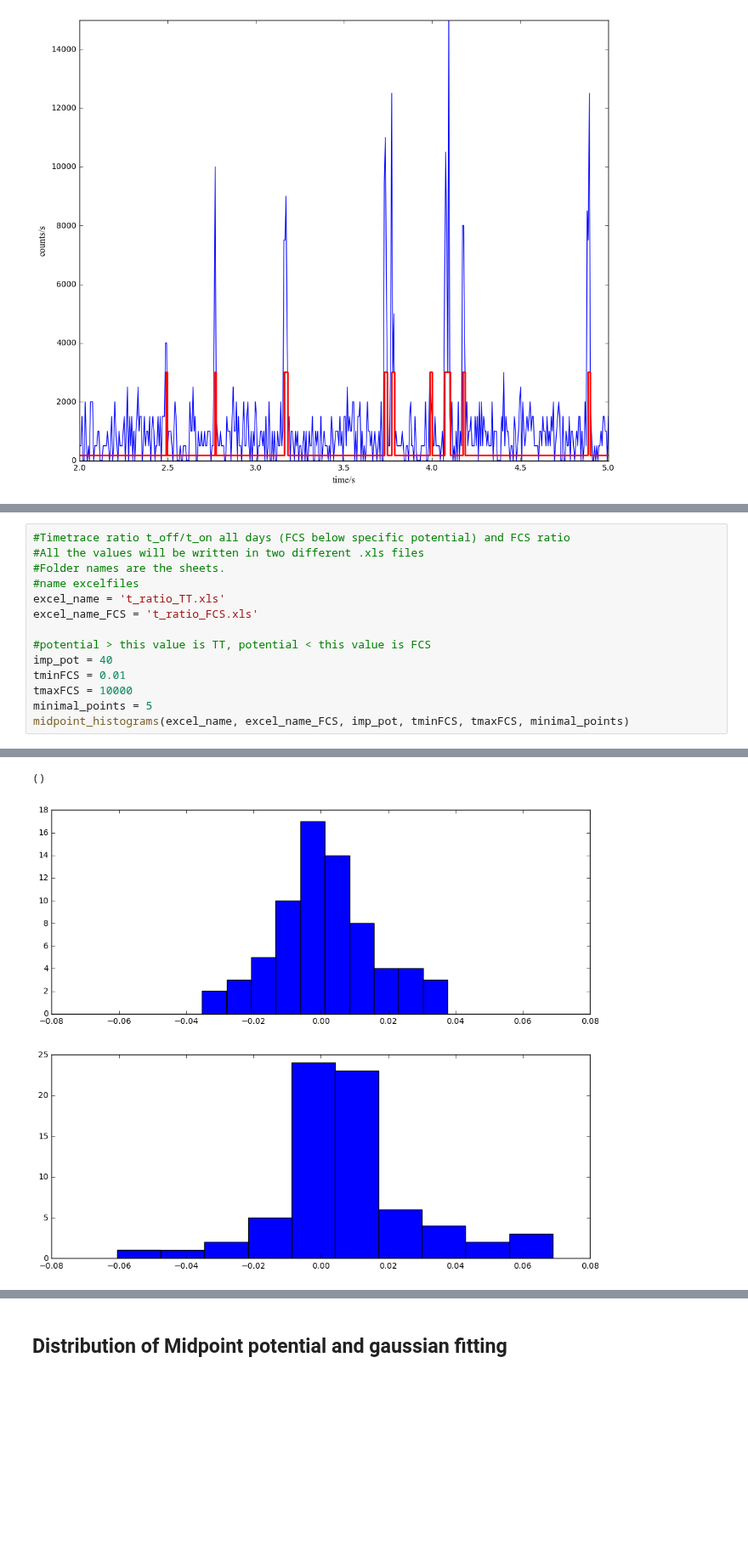
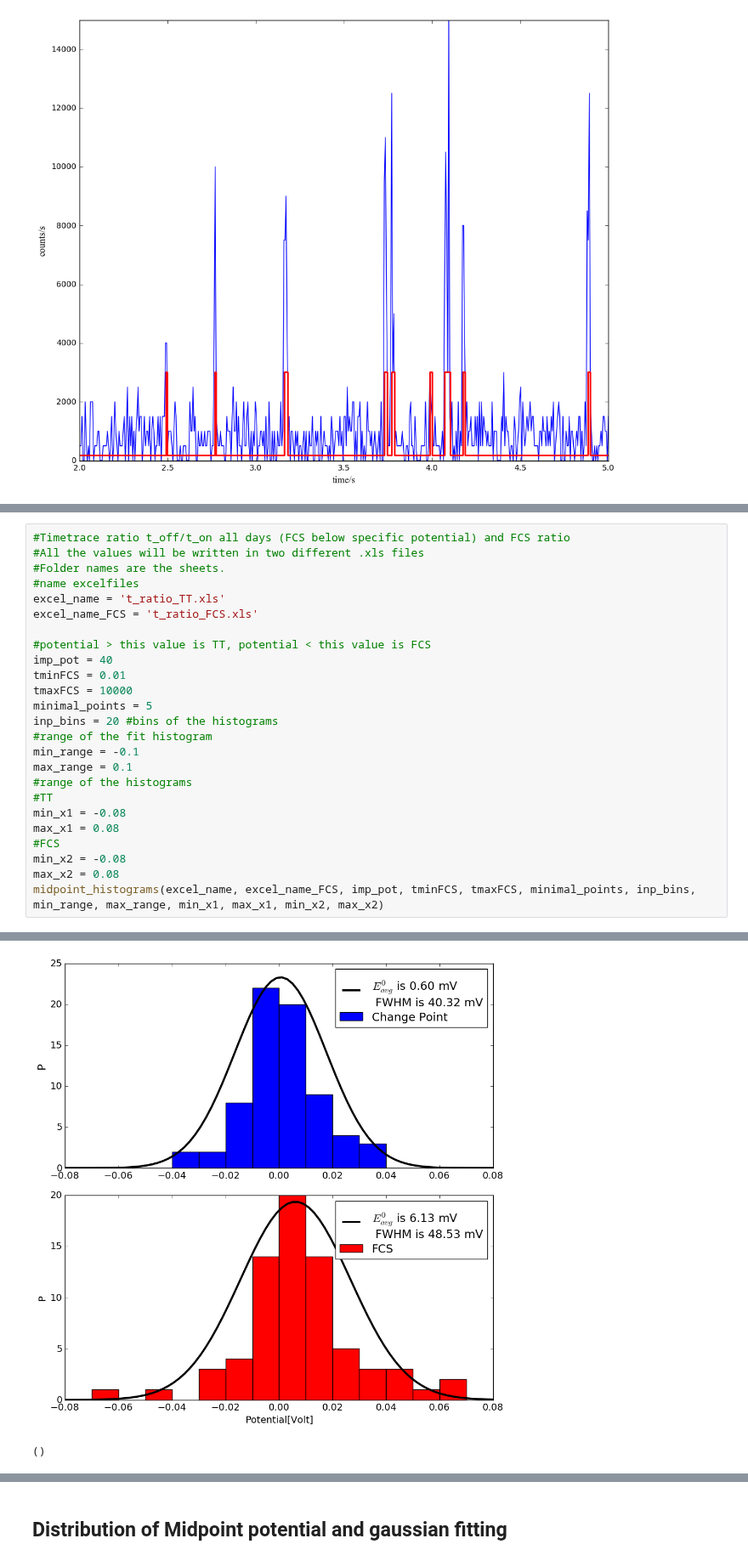
Before and after one commit to biswajitSM/Azurin_SM_repo, a Jupyter notebook: Analysis/Analysis_General.ipynb, the cells around one changed output, grey strips where cells are left out. Shown at 85% size. Saved outputs shown, nothing was run; the diff lists cells and outputs as text; blank space fills up the shorter version.

```diff
--- a/Analysis/Analysis_General.ipynb
+++ b/Analysis/Analysis_General.ipynb
@@ -82,7 +82,18 @@ imp_pot = 40
 tminFCS = 0.01
 tmaxFCS = 10000
 minimal_points = 5
-midpoint_histograms(excel_name, excel_name_FCS, imp_pot, tminFCS, tmaxFCS, minimal_points)
+inp_bins = 20 #bins of the histograms
+#range of the fit histogram
+min_range = -0.1
+max_range = 0.1
+#range of the histograms
+#TT
+min_x1 = -0.08
+max_x1 = 0.08
+#FCS
+min_x2 = -0.08
+max_x2 = 0.08
+midpoint_histograms(excel_name, excel_name_FCS, imp_pot, tminFCS, tmaxFCS, minimal_points, inp_bins, min_range, max_range, min_x1, max_x1, min_x2, max_x2)
 # %% [output]
 The file Point_A2_090mV(18)_60.5__30s_11.pt3.datn.em.plot does not exist
 The file Point_A2_040mV(17)_60.5__30s_16.pt3.datn.em.plot does not exist
@@ -103,5 +114,5 @@ The average midpoint potential according to FCS:
+[figure, new version]
 ()
-[figure, old version]
 # %%
 #*************Analysis for a specific potential********************
 os.chdir(homedir)
```
Also changed, not shown: parts of 4 cells of this notebook, 1 other file.
